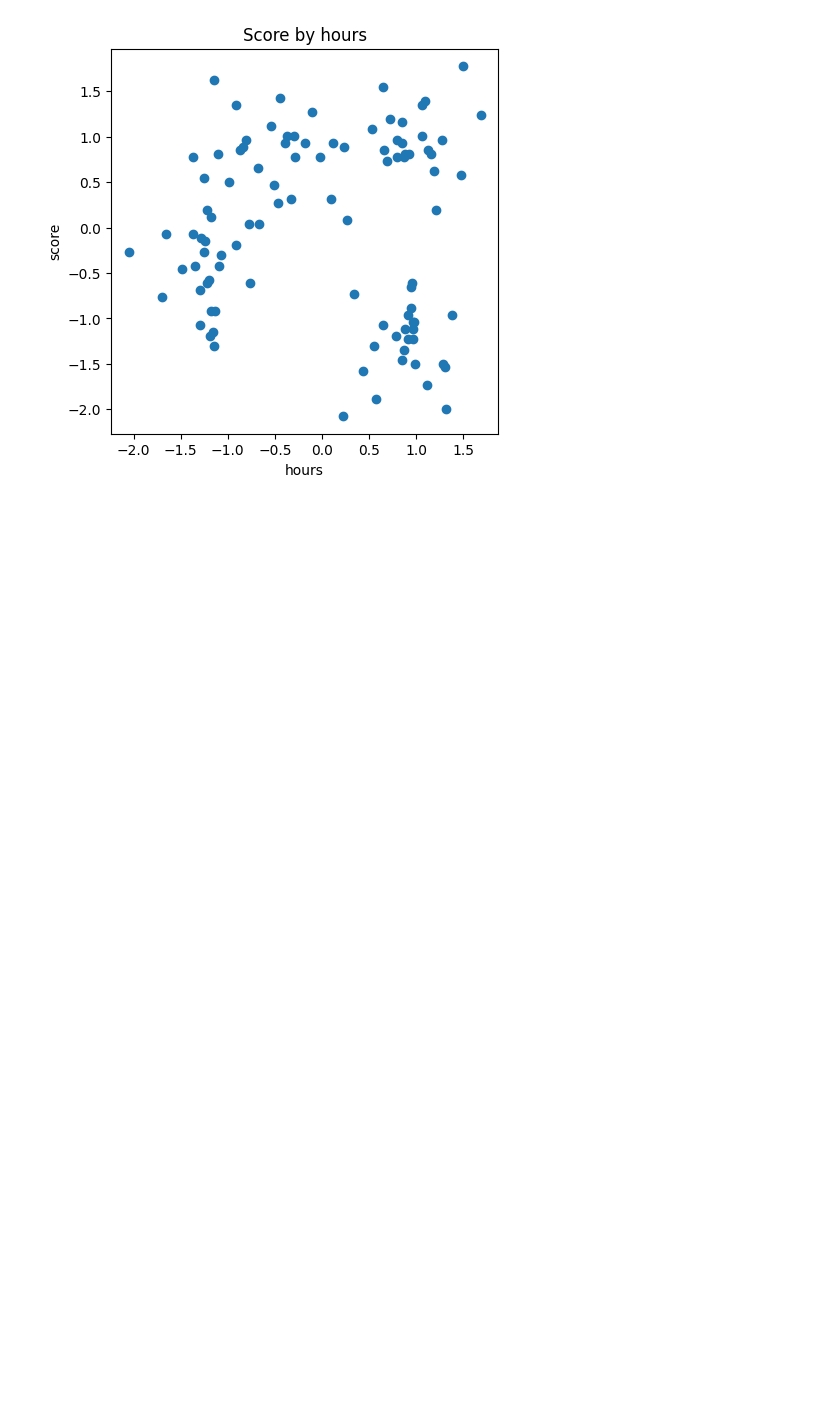
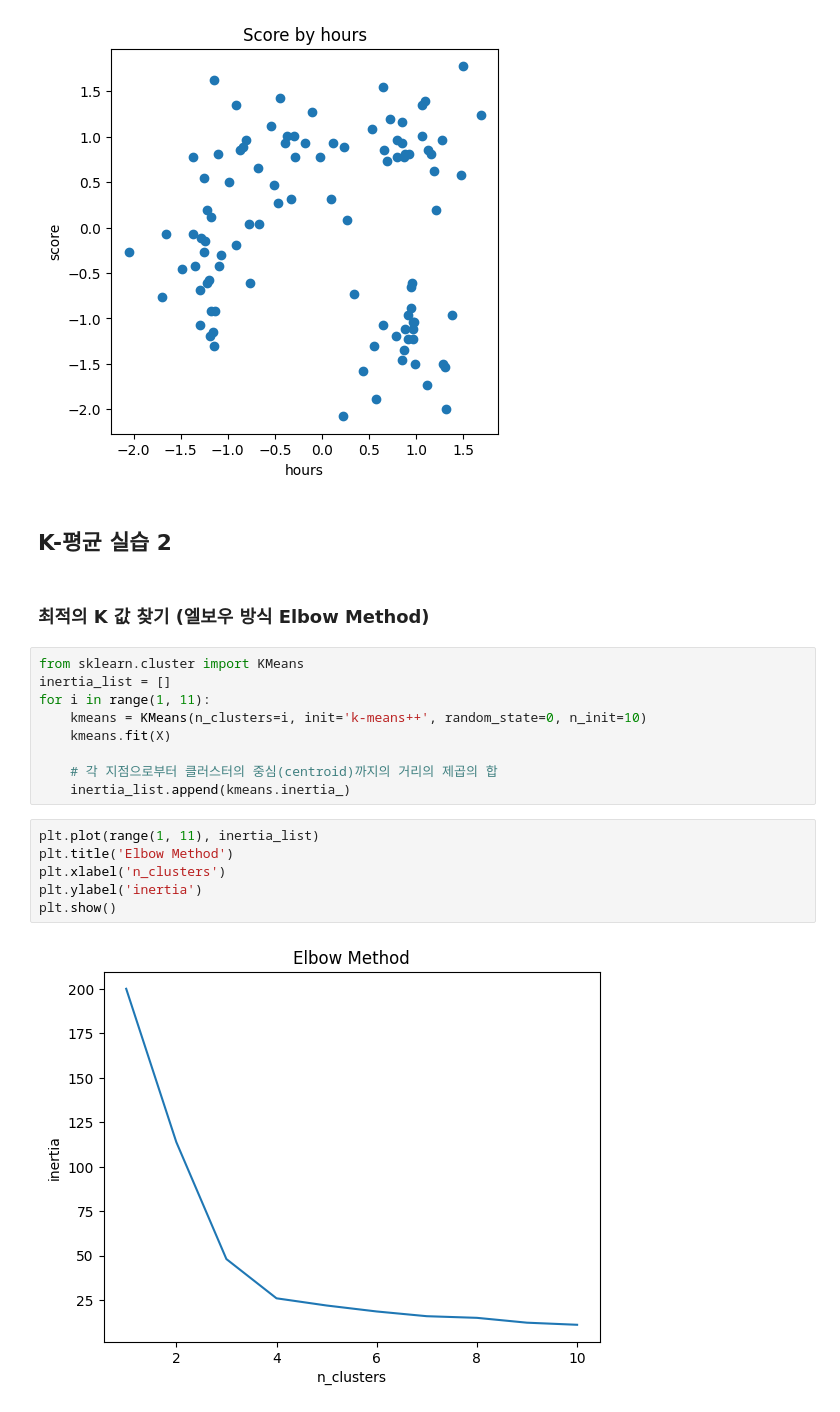
Before and after one commit to koreanbulbasaur/nadocoding_study, a Jupyter notebook: PythonMLWorkspace/ScikitLearn/05_K-Means.ipynb, the cells around one changed output. Saved outputs shown, nothing was run; the diff lists cells and outputs as text; blank space fills up the shorter version.

Commit message:
K-Means training 3

```diff
--- a/PythonMLWorkspace/ScikitLearn/05_K-Means.ipynb
+++ b/PythonMLWorkspace/ScikitLearn/05_K-Means.ipynb
@@ -71,3 +71,24 @@ plt.ylabel('score')
 plt.show()
 # %% [output]
 [figure]
+# %% [markdown]
+## K-평균 실습 2
+# %% [markdown]
+### 최적의 K 값 찾기 (엘보우 방식 Elbow Method)
+# %%
+from sklearn.cluster import KMeans
+inertia_list = []
+for i in range(1, 11):
+    kmeans = KMeans(n_clusters=i, init='k-means++', random_state=0, n_init=10)
+    kmeans.fit(X)
+
+    # 각 지점으로부터 클러스터의 중심(centroid)까지의 거리의 제곱의 합
+    inertia_list.append(kmeans.inertia_)
+# %%
+plt.plot(range(1, 11), inertia_list)
+plt.title('Elbow Method')
+plt.xlabel('n_clusters')
+plt.ylabel('inertia')
+plt.show()
+# %% [output]
+[figure, added]
```
Also changed, not shown: parts of 1 cell of this notebook.
